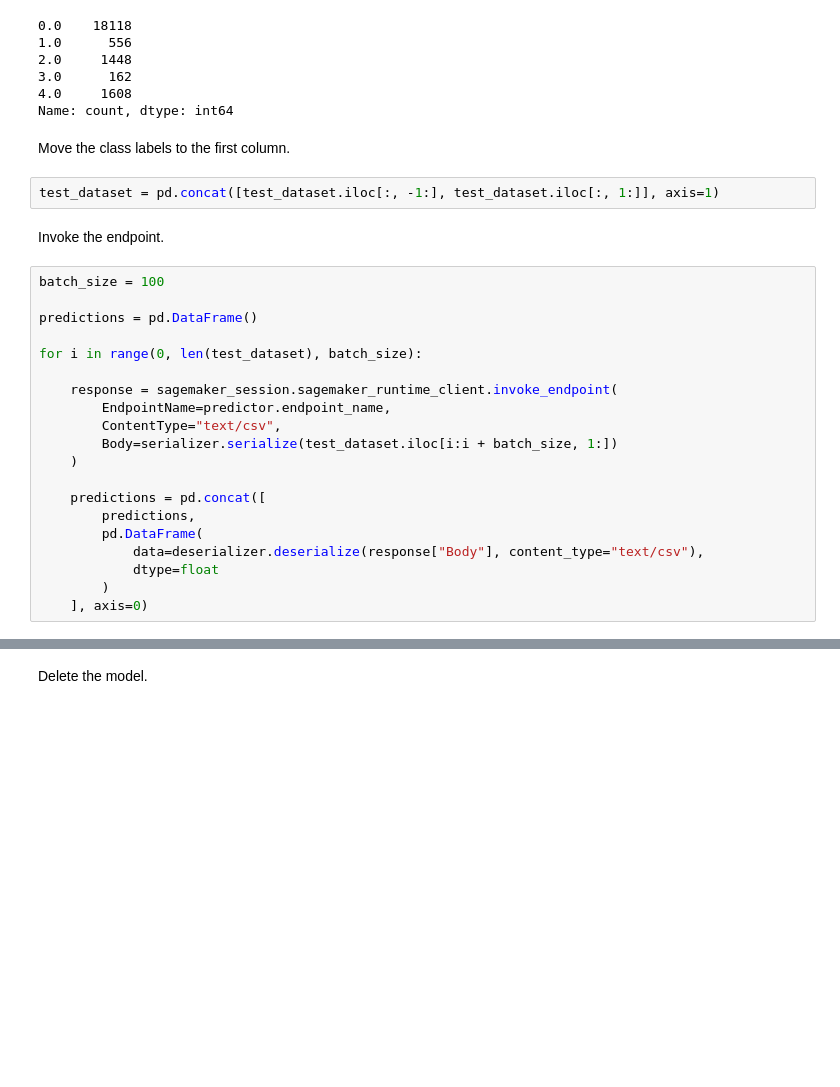
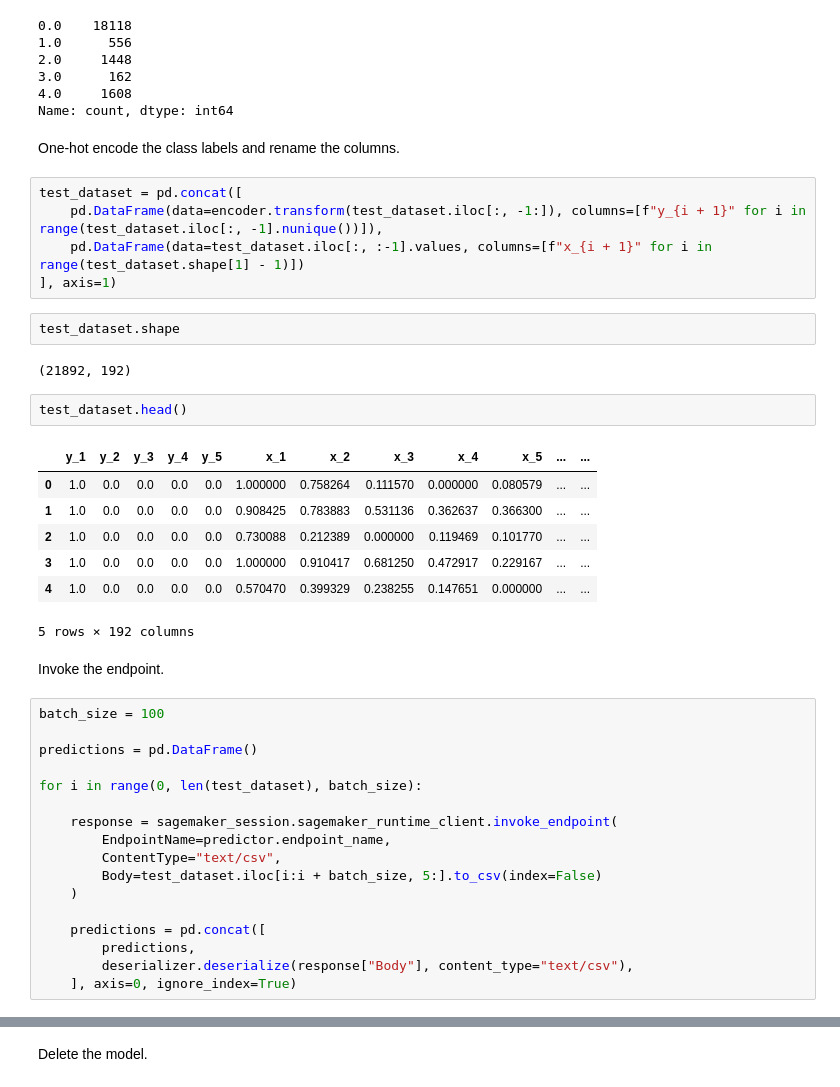
Before and after one commit to fg-research/lstm-fcn-sagemaker, a Jupyter notebook: examples/MIT-BIH.ipynb, the cells around one changed output, grey strips where cells are left out. Drawn from its saved outputs; the diff is of its cells as text; blank space fills up the shorter version.

```diff
--- a/examples/MIT-BIH.ipynb
+++ b/examples/MIT-BIH.ipynb
@@ -236,9 +261,26 @@ test_dataset.iloc[:, -1].rename(None).value_counts().sort_index()
 4.0     1608
 Name: count, dtype: int64
 # %% [markdown]
-Move the class labels to the first column.
+One-hot encode the class labels and rename the columns.
 # %%
-test_dataset = pd.concat([test_dataset.iloc[:, -1:], test_dataset.iloc[:, 1:]], axis=1)
+test_dataset = pd.concat([
+    pd.DataFrame(data=encoder.transform(test_dataset.iloc[:, -1:]), columns=[f"y_{i + 1}" for i in range(test_dataset.iloc[:, -1].nunique())]),
+    pd.DataFrame(data=test_dataset.iloc[:, :-1].values, columns=[f"x_{i + 1}" for i in range(test_dataset.shape[1] - 1)])
+], axis=1)
+# %%
+test_dataset.shape
+# %% [output]
+(21892, 192)
+# %%
+test_dataset.head()
+# %% [output]
+|  | y_1 | y_2 | y_3 | y_4 | y_5 | x_1 | x_2 | x_3 | x_4 | x_5 | ... | ... |
+| 0 | 1.0 | 0.0 | 0.0 | 0.0 | 0.0 | 1.000000 | 0.758264 | 0.111570 | 0.000000 | 0.080579 | ... | ... |
+| 1 | 1.0 | 0.0 | 0.0 | 0.0 | 0.0 | 0.908425 | 0.783883 | 0.531136 | 0.362637 | 0.366300 | ... | ... |
+| 2 | 1.0 | 0.0 | 0.0 | 0.0 | 0.0 | 0.730088 | 0.212389 | 0.000000 | 0.119469 | 0.101770 | ... | ... |
+| 3 | 1.0 | 0.0 | 0.0 | 0.0 | 0.0 | 1.000000 | 0.910417 | 0.681250 | 0.472917 | 0.229167 | ... | ... |
+| 4 | 1.0 | 0.0 | 0.0 | 0.0 | 0.0 | 0.570470 | 0.399329 | 0.238255 | 0.147651 | 0.000000 | ... | ... |
+5 rows × 192 columns
 # %% [markdown]
 Invoke the endpoint.
 # %%
@@ -251,16 +293,13 @@ for i in range(0, len(test_dataset), batch_size):
     response = sagemaker_session.sagemaker_runtime_client.invoke_endpoint(
         EndpointName=predictor.endpoint_name,
         ContentType="text/csv",
-        Body=serializer.serialize(test_dataset.iloc[i:i + batch_size, 1:])
+        Body=test_dataset.iloc[i:i + batch_size, 5:].to_csv(index=False)
     )
 
     predictions = pd.concat([
         predictions,
-        pd.DataFrame(
-            data=deserializer.deserialize(response["Body"], content_type="text/csv"),
-            dtype=float
-        )
-    ], axis=0)
+        deserializer.deserialize(response["Body"], content_type="text/csv"),
+    ], axis=0, ignore_index=True)
 # %%
 predictions.shape
 # %% [output]
```
Also changed, not shown: parts of 25 cells of this notebook.
